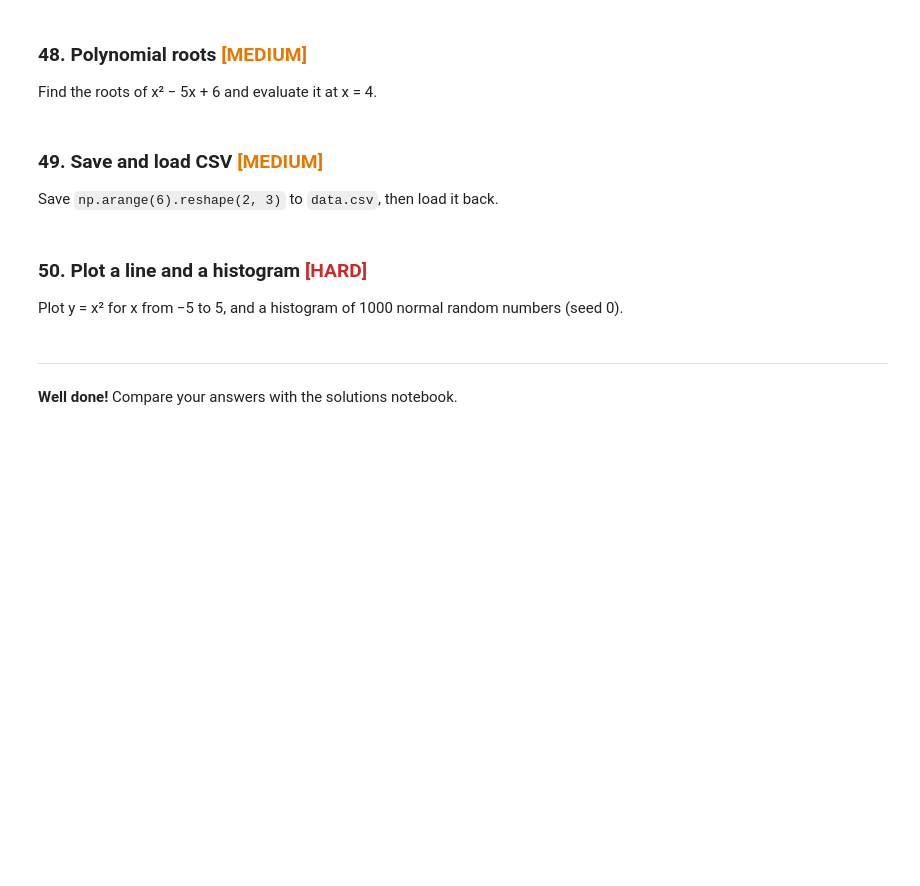
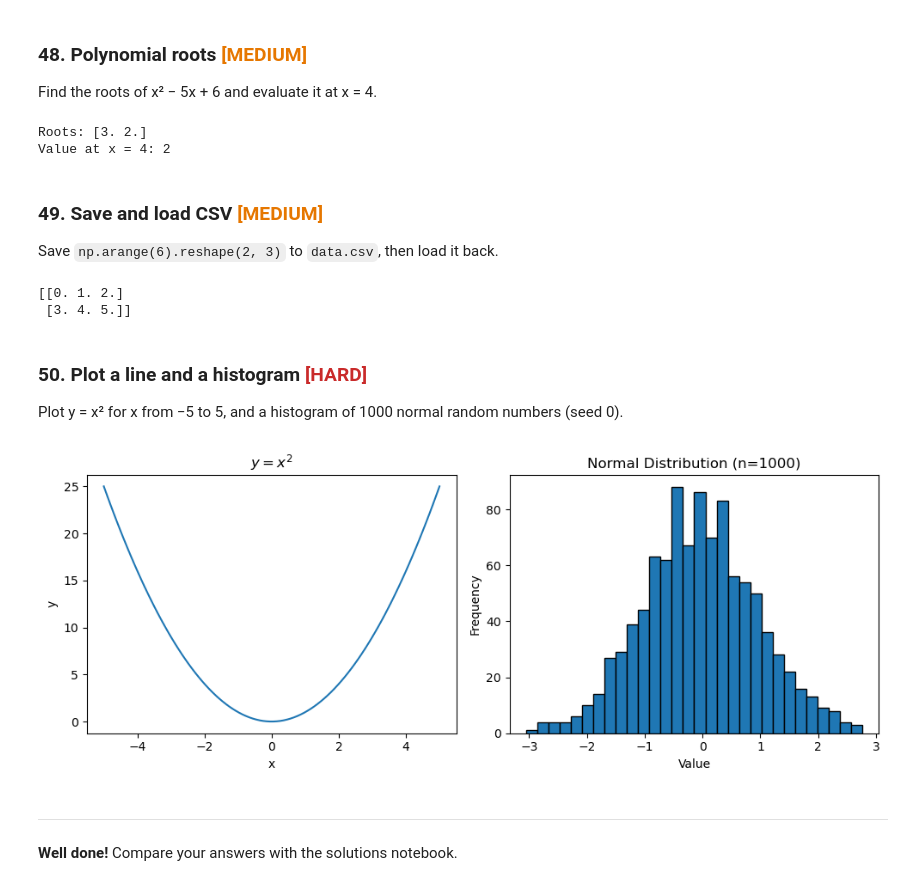
Before and after one commit to Aadi20-07/Python-Intership, a Jupyter notebook: NumPy_HandsOn_Qus-1.1.ipynb, the cells around one changed output. Drawn from its saved outputs; the diff is of its cells as text; code cells hidden in the pictures; blank space fills up the shorter version.

```diff
--- a/NumPy_HandsOn_Qus-1.1.ipynb
+++ b/NumPy_HandsOn_Qus-1.1.ipynb
@@ -573,20 +617,52 @@ Convert `['python', 'NumPy', 'Data']` to uppercase and lowercase.
 
 Find the roots of x² − 5x + 6 and evaluate it at x = 4.
 # %%
-# Your code here
+import numpy as np
+coeffs = [1, -5, 6]
+roots = np.roots(coeffs)
+val_at_4 = np.polyval(coeffs, 4)
+print("Roots:", roots)
+print("Value at x = 4:", val_at_4)
+# %% [output]
+Roots: [3. 2.]
+Value at x = 4: 2
 # %% [markdown]
 ### 49. Save and load CSV  <span style='color:#E67700;font-weight:bold'>[MEDIUM]</span>
 
 Save `np.arange(6).reshape(2, 3)` to `data.csv`, then load it back.
 # %%
-# Your code here
+import numpy as np
+arr = np.arange(6).reshape(2, 3)
+np.savetxt("data.csv", arr, delimiter=",")
+loaded_arr = np.loadtxt("data.csv", delimiter=",")
+print(loaded_arr)
+# %% [output]
+[[0. 1. 2.]
+ [3. 4. 5.]]
 # %% [markdown]
 ### 50. Plot a line and a histogram  <span style='color:#C92A2A;font-weight:bold'>[HARD]</span>
 
 Plot y = x² for x from −5 to 5, and a histogram of 1000 normal random numbers (seed 0).
 # %%
 import matplotlib.pyplot as plt
-# Your code here
+import numpy as np
+np.random.seed(0)
+x = np.linspace(-5, 5, 100)
+y = x**2
+normal_data = np.random.randn(1000)
+fig, (ax1, ax2) = plt.subplots(1, 2, figsize=(10, 4))
+ax1.plot(x, y)
+ax1.set_title("$y = x^2$")
+ax1.set_xlabel("x")
+ax1.set_ylabel("y")
+ax2.hist(normal_data, bins=30, edgecolor="black")
+ax2.set_title("Normal Distribution (n=1000)")
+ax2.set_xlabel("Value")
+ax2.set_ylabel("Frequency")
+plt.tight_layout()
+plt.show()
+# %% [output]
+[figure, added]
 # %% [markdown]
 ---
 **Well done!** Compare your answers with the solutions notebook.
```
Also changed, not shown: parts of 7 cells of this notebook.
